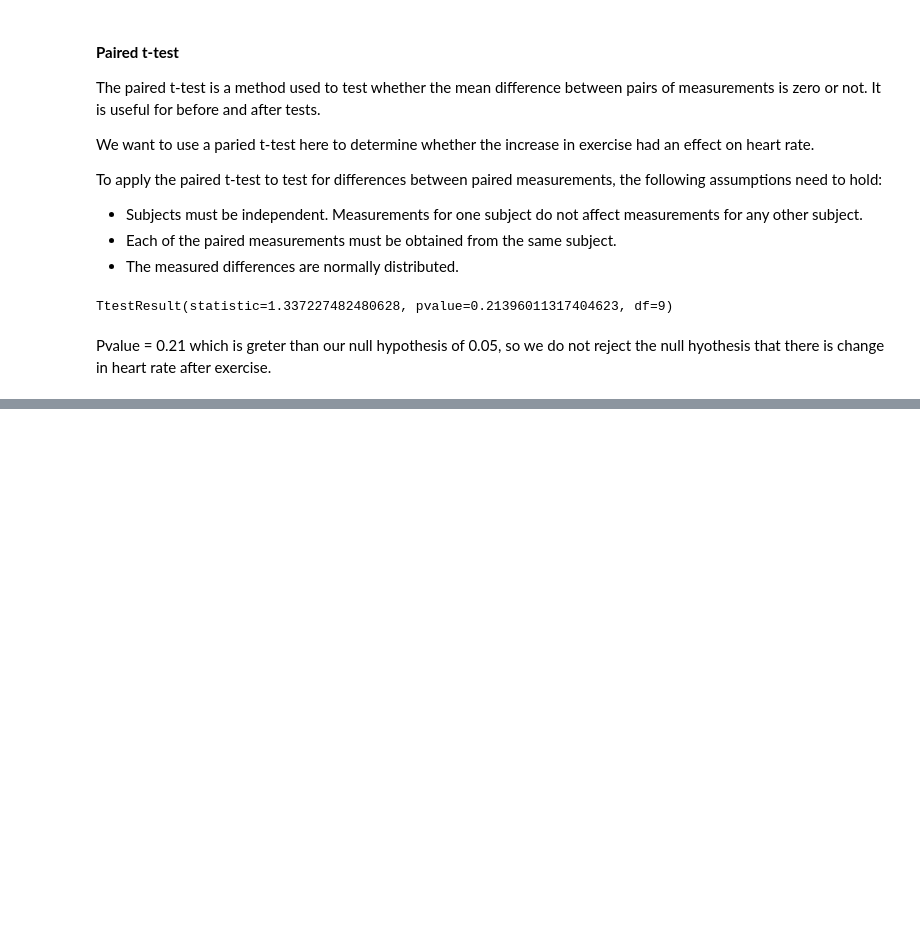
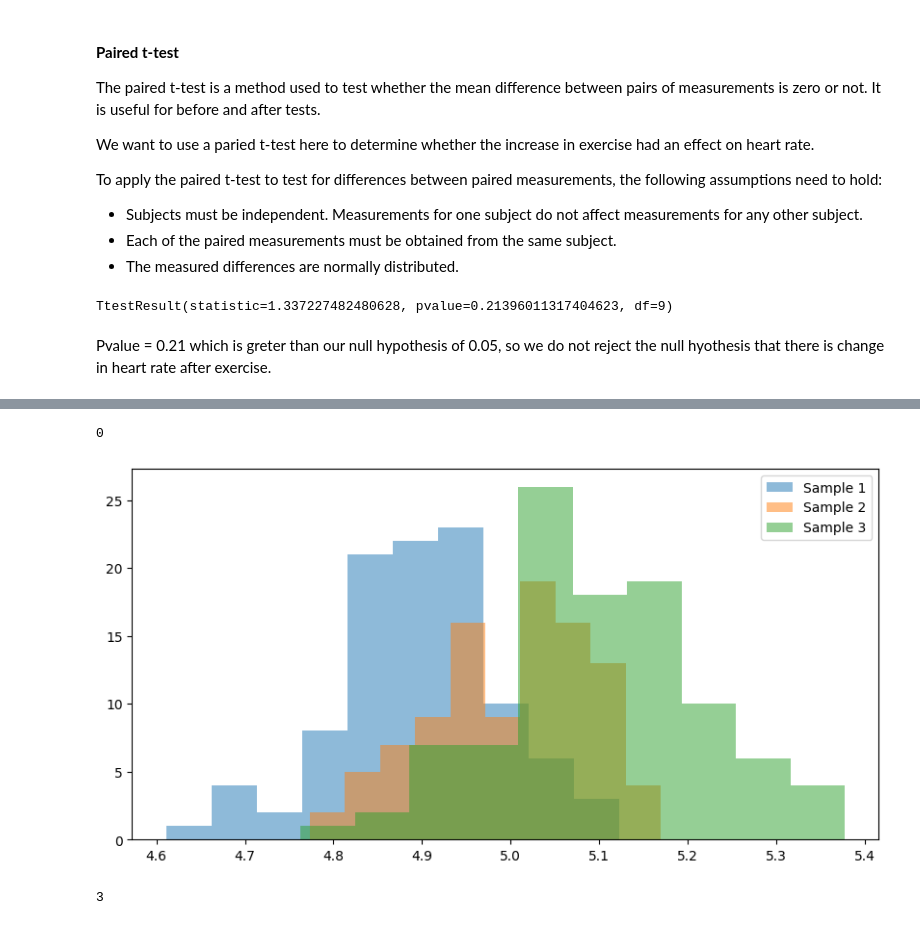
Before and after one commit to PectenMaximus/applied_statistics_ar-, a Jupyter notebook: tasks.ipynb, the cells around one changed output, grey strips where cells are left out. Saved outputs shown, nothing was run; the diff lists cells and outputs as text; code cells hidden in the pictures; blank space fills up the shorter version.

```diff
--- a/tasks.ipynb
+++ b/tasks.ipynb
@@ -420,0 +477,44 @@ Pvalue = 0.21 which is greter than our null hypothesis of 0.05, so we do not rej
+# %%
+# Create no_type_ii variable
+
+no_type_ii = 0
+
+print (no_type_ii)
+# %% [output]
+0
+# %%
+# Create generate three samples with 100 values each. Give each a standard deviation of 0.1. Give the first sample a mean of 4.9, the second a mean of 5.0, and the third a mean of 5.1.
+
+# Create Sample_1
+loc_1 = 4.9
+scale_1= 0.1
+Sample_1 = np.random.normal(loc_1,scale_1, 100)
+
+# Create Sample_2
+loc_2 = 5.0
+scale_1= 0.1
+Sample_2 = np.random.normal(loc_2,scale_1, 100)
+
+# Create Sample_3
+loc_3 = 5.1
+scale_1= 0.1
+Sample_3 = np.random.normal(loc_3,scale_1, 100)
+# %%
+# Lets have a look at it in a histograms
+
+# Create histograms.
+fig, ax = plt.subplots(figsize=(10, 5))
+
+# Histogram of the first sample.
+ax.hist(Sample_1, bins=10, alpha=0.5, label='Sample 1')
+
+# Histogram of the second sample.
+ax.hist(Sample_2, bins=10, alpha=0.5, label='Sample 2')
+
+# Histogram of the third sample.
+ax.hist(Sample_3, bins=10, alpha=0.5, label='Sample 3')
+
+# Add a legend.
+ax.legend();
+# %% [output]
+[figure, added]
@@ -420,0 +524,5 @@ Pvalue = 0.21 which is greter than our null hypothesis of 0.05, so we do not rej
+# %%
+# Identify the number of t-test combination between two samples we could perform
+math.comb (n,2)
+# %% [output]
+3
```
Also changed, not shown: parts of 9 cells of this notebook.
